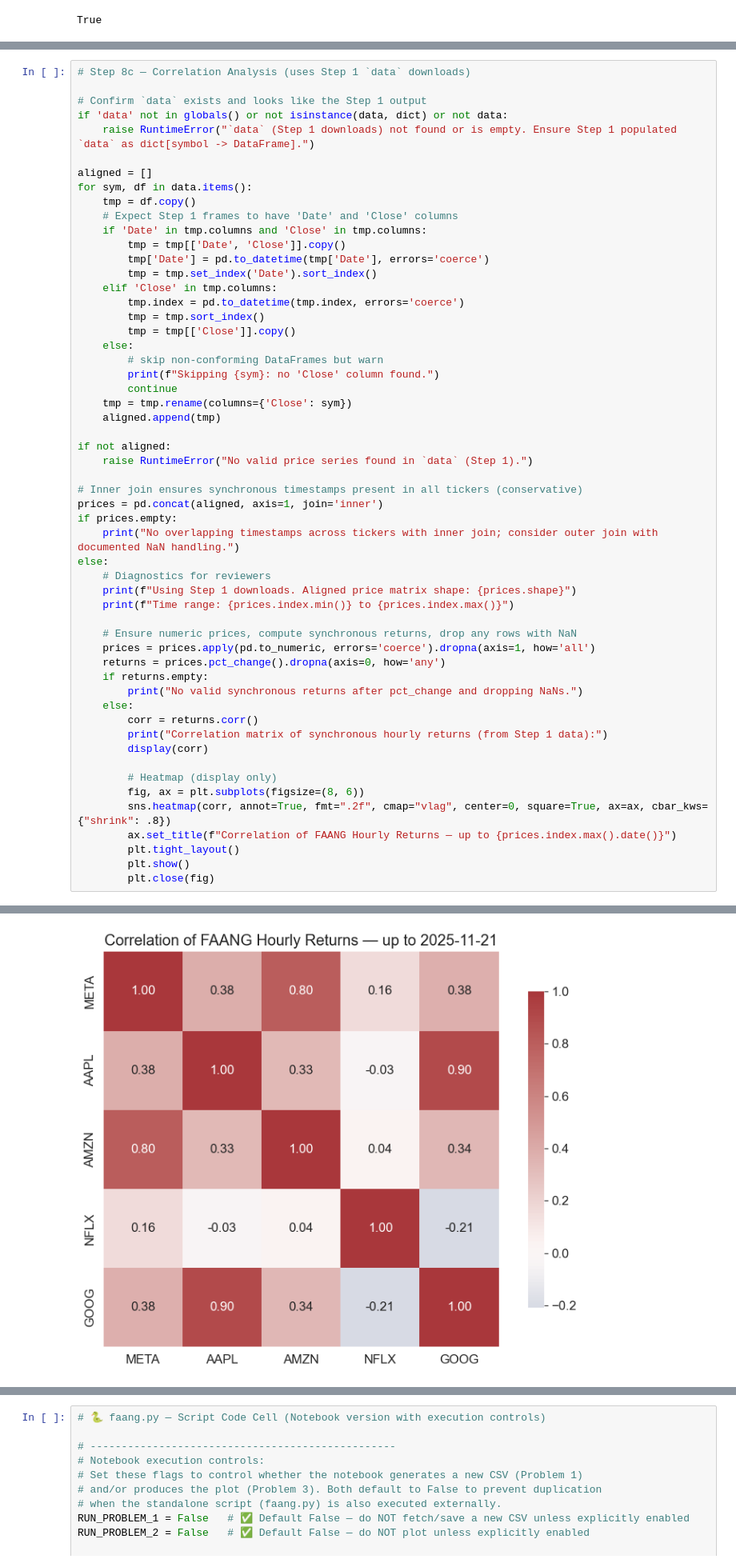
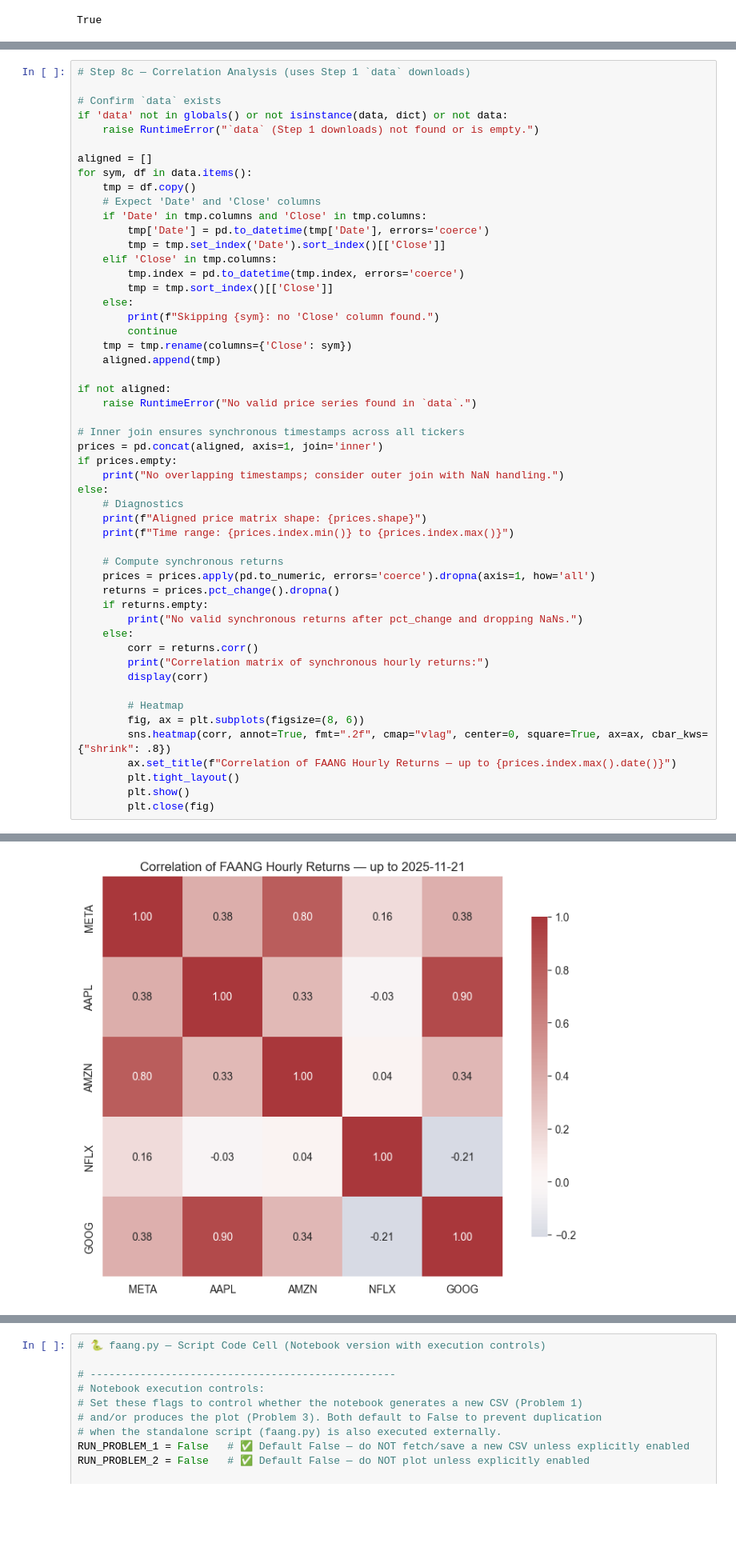
Before and after one commit to ECronin1973/computer_infrastructure, a Jupyter notebook: problems.ipynb, the cells around one changed output, grey strips where cells are left out. Shown at 80% size. Drawn from its saved outputs; the diff is of its cells as text; blank space fills up the shorter version.

```diff
--- a/problems.ipynb
+++ b/problems.ipynb
@@ -850,67 +860,64 @@ Computes correlations on synchronous hourly returns (not raw prices). The pipeli
 # %%
 # Step 8c — Correlation Analysis (uses Step 1 `data` downloads)
 
-# Confirm `data` exists and looks like the Step 1 output
+# Confirm `data` exists
 if 'data' not in globals() or not isinstance(data, dict) or not data:
-    raise RuntimeError("`data` (Step 1 downloads) not found or is empty. Ensure Step 1 populated `data` as dict[symbol -> DataFrame].")
+    raise RuntimeError("`data` (Step 1 downloads) not found or is empty.")
 
 aligned = []
 for sym, df in data.items():
     tmp = df.copy()
-    # Expect Step 1 frames to have 'Date' and 'Close' columns
+    # Expect 'Date' and 'Close' columns
     if 'Date' in tmp.columns and 'Close' in tmp.columns:
-        tmp = tmp[['Date', 'Close']].copy()
         tmp['Date'] = pd.to_datetime(tmp['Date'], errors='coerce')
-        tmp = tmp.set_index('Date').sort_index()
+        tmp = tmp.set_index('Date').sort_index()[['Close']]
     elif 'Close' in tmp.columns:
         tmp.index = pd.to_datetime(tmp.index, errors='coerce')
-        tmp = tmp.sort_index()
-        tmp = tmp[['Close']].copy()
+        tmp = tmp.sort_index()[['Close']]
     else:
-        # skip non-conforming DataFrames but warn
         print(f"Skipping {sym}: no 'Close' column found.")
         continue
     tmp = tmp.rename(columns={'Close': sym})
     aligned.append(tmp)
 
 if not aligned:
-    raise RuntimeError("No valid price series found in `data` (Step 1).")
+    raise RuntimeError("No valid price series found in `data`.")
 
-# Inner join ensures synchronous timestamps present in all tickers (conservative)
+# Inner join ensures synchronous timestamps across all tickers
 prices = pd.concat(aligned, axis=1, join='inner')
 if prices.empty:
-    print("No overlapping timestamps across tickers with inner join; consider outer join with documented NaN handling.")
+    print("No overlapping timestamps; consider outer join with NaN handling.")
 else:
-    # Diagnostics for reviewers
-    print(f"Using Step 1 downloads. Aligned price matrix shape: {prices.shape}")
+    # Diagnostics
+    print(f"Aligned price matrix shape: {prices.shape}")
     print(f"Time range: {prices.index.min()} to {prices.index.max()}")
 
-    # Ensure numeric prices, compute synchronous returns, drop any rows with NaN
+    # Compute synchronous returns
     prices = prices.apply(pd.to_numeric, errors='coerce').dropna(axis=1, how='all')
-    returns = prices.pct_change().dropna(axis=0, how='any')
+    returns = prices.pct_change().dropna()
     if returns.empty:
         print("No valid synchronous returns after pct_change and dropping NaNs.")
     else:
         corr = returns.corr()
-        print("Correlation matrix of synchronous hourly returns (from Step 1 data):")
+        print("Correlation matrix of synchronous hourly returns:")
         display(corr)
 
-        # Heatmap (display only)
+        # Heatmap
         fig, ax = plt.subplots(figsize=(8, 6))
         sns.heatmap(corr, annot=True, fmt=".2f", cmap="vlag", center=0, square=True, ax=ax, cbar_kws={"shrink": .8})
         ax.set_title(f"Correlation of FAANG Hourly Returns — up to {prices.index.max().date()}")
         plt.tight_layout()
         plt.show()
         plt.close(fig)
 # %% [output]
 Using Step 1 downloads. Aligned price matrix shape: (35, 5)
 Time range: 2025-11-17 09:30:00-05:00 to 2025-11-21 15:30:00-05:00
 Correlation matrix of synchronous hourly returns (from Step 1 data):
 |  | META | AAPL | AMZN | NFLX | GOOG |
 | META | 1.000000 | 0.384118 | 0.802841 | 0.164806 | 0.381039 |
 | AAPL | 0.384118 | 1.000000 | 0.331996 | -0.029514 | 0.903033 |
 | AMZN | 0.802841 | 0.331996 | 1.000000 | 0.040633 | 0.337289 |
 | NFLX | 0.164806 | -0.029514 | 0.040633 | 1.000000 | -0.207838 |
 | GOOG | 0.381039 | 0.903033 | 0.337289 | -0.207838 | 1.000000 |
-[figure, old version]
+[figure, new version]
 # %% [markdown]
```
Also changed, not shown: parts of 27 cells of this notebook, 2 other files.
